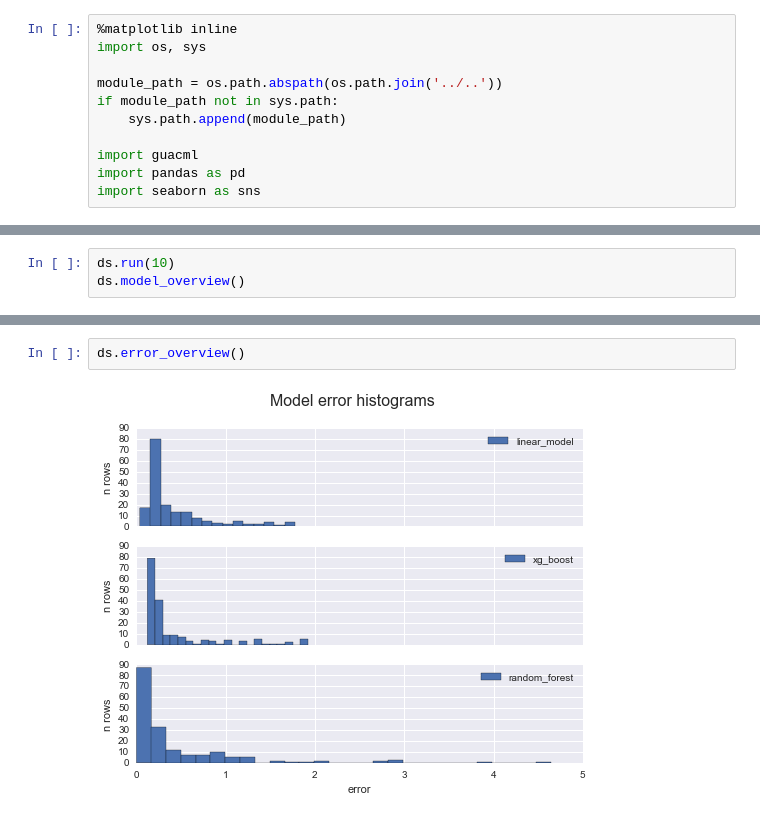
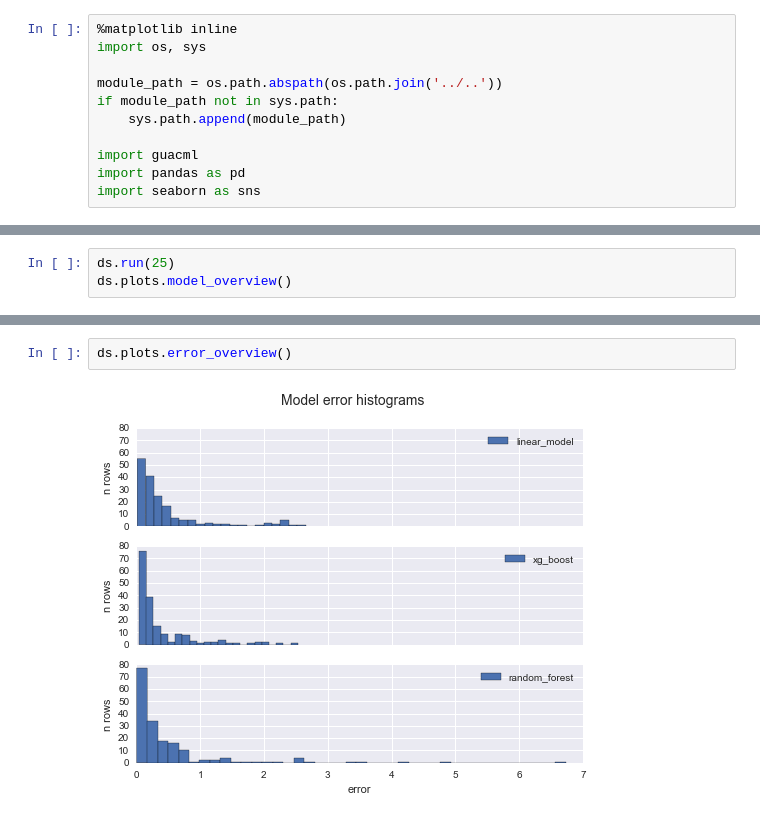
Before and after one commit to guacml/guacml, a Jupyter notebook: demos/titanic/demo.ipynb, the cells around one changed output, grey strips where cells are left out. Drawn from its saved outputs; the diff is of its cells as text.

```diff
--- a/demos/titanic/demo.ipynb
+++ b/demos/titanic/demo.ipynb
@@ -32,8 +32,8 @@ ds.column_info
 | 10 | Cabin | ColType.CATEGORICAL | 147 | 16 | 77.0 | 0.0 | C85 |
 | 11 | Embarked | ColType.CATEGORICAL | 3 | 0 | 0.0 | 0.0 | S |
 # %%
-ds.run(10)
-ds.model_overview()
+ds.run(25)
+ds.plots.model_overview()
 # %% [output]
 Running step clean_columns
 Running step encode_labels
@@ -51,4 +61,4 @@ Running step linear_model
 # %%
-ds.error_overview()
+ds.plots.error_overview()
 # %% [output]
-[figure, old version]
+[figure, new version]
```
Also changed, not shown: parts of 6 cells of this notebook, 4 other files.
